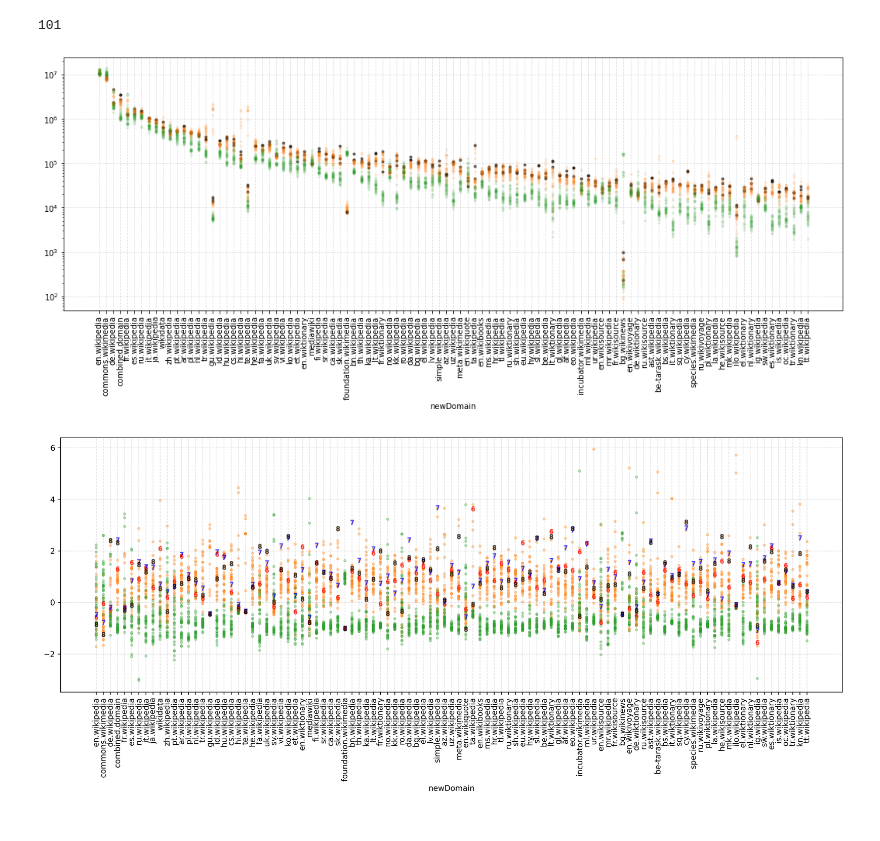
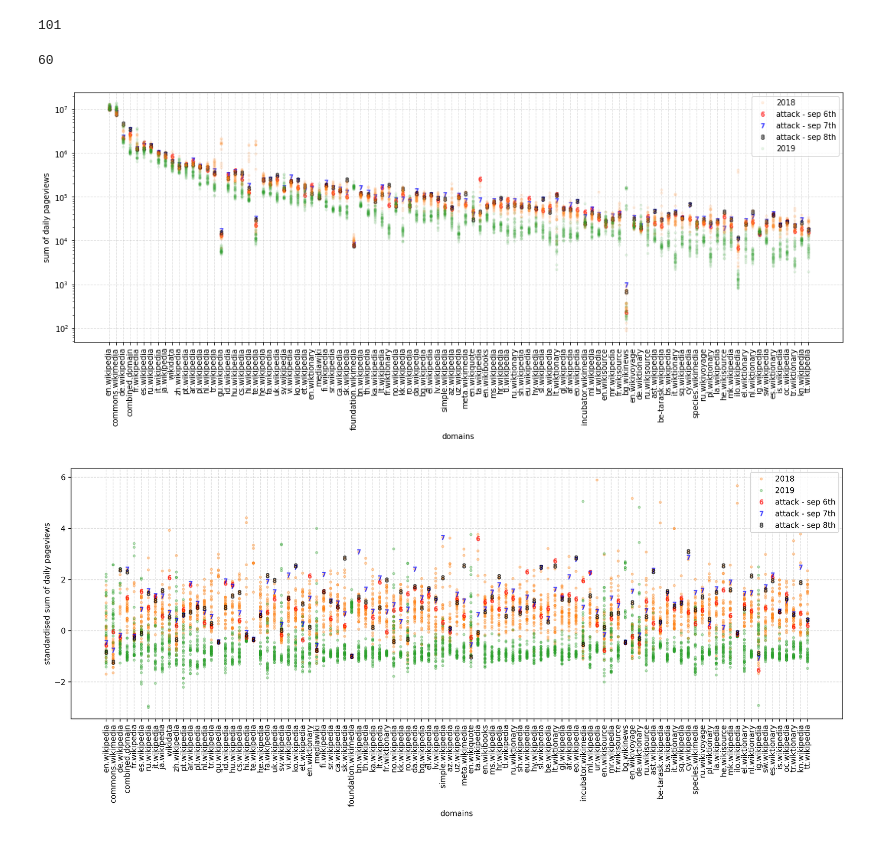
Before and after one commit to charelF/LSDEW4, a Jupyter notebook: exploration/charel/charel_attack_exploration.ipynb, the cells around one changed output. Cells and saved outputs as stored; diff of their text form; code cells hidden in the pictures.

```diff
--- a/exploration/charel/charel_attack_exploration.ipynb
+++ b/exploration/charel/charel_attack_exploration.ipynb
@@ -5,6 +5,8 @@ import matplotlib.pyplot as plt
 import datetime
 import warnings
 warnings.filterwarnings('ignore')
+
+def standardise(vec): return (vec - vec.mean()) / vec.std()
 # %%
 df = pd.read_csv("../../data/small/attack-sum-count.csv")
 df["date"] = pd.to_datetime(df.loc[:, ["year", "month", "day", "hour"]])
@@ -346,35 +301,46 @@ df9_normalised = df9.transform(normalise, axis=0)
+# %%
+len(df9)
+# %% [output]
+60
 # %%
 plt.figure(figsize=(18,6))
 for idx, row in df9.iterrows():
     i = 1 if (idx[0] == 2018) else 2
-    row.plot(alpha=0.1, color=f"C{i}", marker=".", linestyle="")
+    label = idx[0] if idx[1] == 1 else ""
+    row.plot(alpha=0.1, color=f"C{i}", marker=".", linestyle="", label=label)
 
     if ((idx[0] == 2018) and (idx[1] in [6,7,8])):  # attack
-        row.plot(alpha=0.5, color="black", marker=".", linestyle="")
+        colordic = {6:"red", 7:"blue", 8:"black"}
+        row.plot(alpha=0.5, color=colordic[idx[1]], marker=f"${idx[1]}$", linestyle="", label=f"attack - sep {idx[1]}th")
 
 plt.xticks(range(len(row.index)), row.index, rotation=90)
 
 plt.yscale("log")
 plt.grid(alpha=0.4, linestyle="--")
-# plt.legend()
+plt.legend()
+plt.ylabel("sum of daily pageviews")
+plt.xlabel("domains")
 plt.show()
 # %% [output]
-[figure, old version]
+[figure, new version]
 # %%
 plt.figure(figsize=(18,6), dpi=300)
-for idx, row in df9_normalised.iterrows():
+for idx, row in df9.transform(standardise, axis=0).iterrows():
     i = 1 if (idx[0] == 2018) else 2
-    row.plot(alpha=0.3, color=f"C{i}", marker=".", linestyle="")
+    label = idx[0] if idx[1] == 1 else ""
+    row.plot(alpha=0.3, color=f"C{i}", marker=".", linestyle="", label=label)
 
-for idx, row in df9_normalised.iterrows():
+for idx, row in df9.transform(standardise, axis=0).iterrows():
     if ((idx[0] == 2018) and (idx[1] in [6,7,8])):  # attack
         colordic = {6:"red", 7:"blue", 8:"black"}
-        row.plot(alpha=0.5, color=colordic[idx[1]], marker=f"${idx[1]}$", linestyle="")
+        row.plot(alpha=0.5, color=colordic[idx[1]], marker=f"${idx[1]}$", linestyle="", label=f"attack - sep {idx[1]}th")
 
 plt.xticks(range(len(row.index)), row.index, rotation=90)
 
 plt.grid(alpha=0.4, linestyle="--")
-# plt.legend()
+plt.legend()
+plt.ylabel("standardised sum of daily pageviews")
+plt.xlabel("domains")
 plt.show()
 # %% [output]
-[figure, old version]
+[figure, new version]
```
Also changed, not shown: parts of 7 cells of this notebook, 2 other files.
